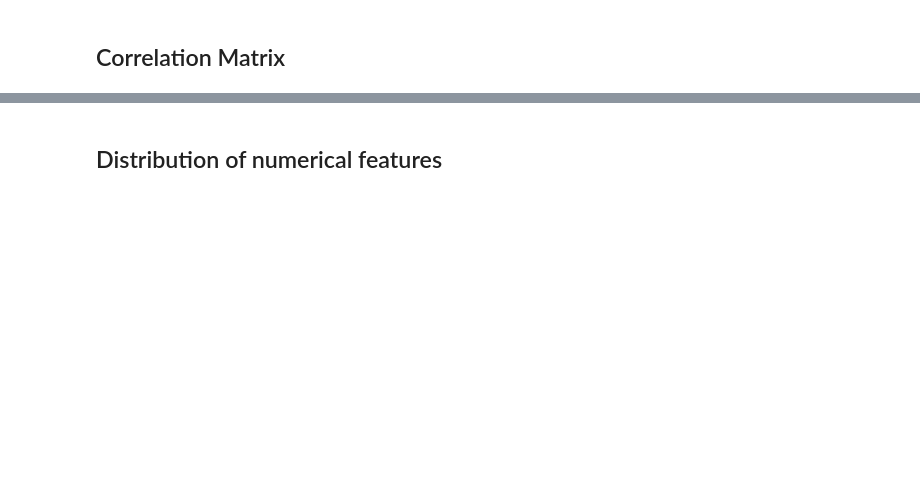
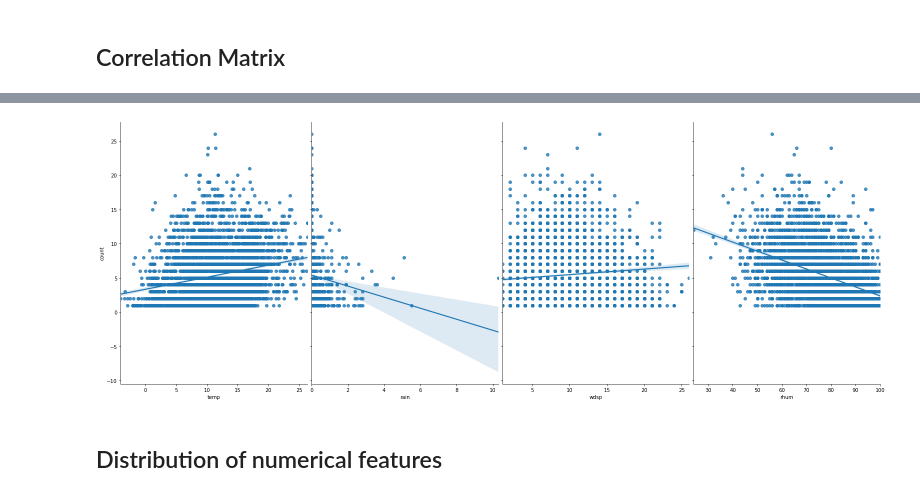
Before and after one commit to pessini/moby-bikes, a Jupyter notebook: notebooks/02-exploratory-data-analysis.ipynb, the cells around one changed output, grey strips where cells are left out. Saved outputs shown, nothing was run; the diff lists cells and outputs as text; code cells hidden in the pictures; blank space fills up the shorter version.

```diff
--- a/notebooks/02-exploratory-data-analysis.ipynb
+++ b/notebooks/02-exploratory-data-analysis.ipynb
@@ -97,6 +149,8 @@ plt.show()
 # %%
-sns.pairplot(hourly_data, x_vars=['temp','rain','wdsp','rhum'], y_vars='count', size=8, aspect=0.7, kind="reg", palette='Set1')
+sns.pairplot(hourly_data, x_vars=['temp','rain','wdsp','rhum'], y_vars='count', height=8, aspect=0.7, kind="reg", palette='Set1')
 plt.show()
+# %% [output]
+[figure, added]
 # %% [markdown]
 ## Distribution of numerical features
 # %%
```
Also changed, not shown: parts of 76 cells of this notebook, 3 other files.
